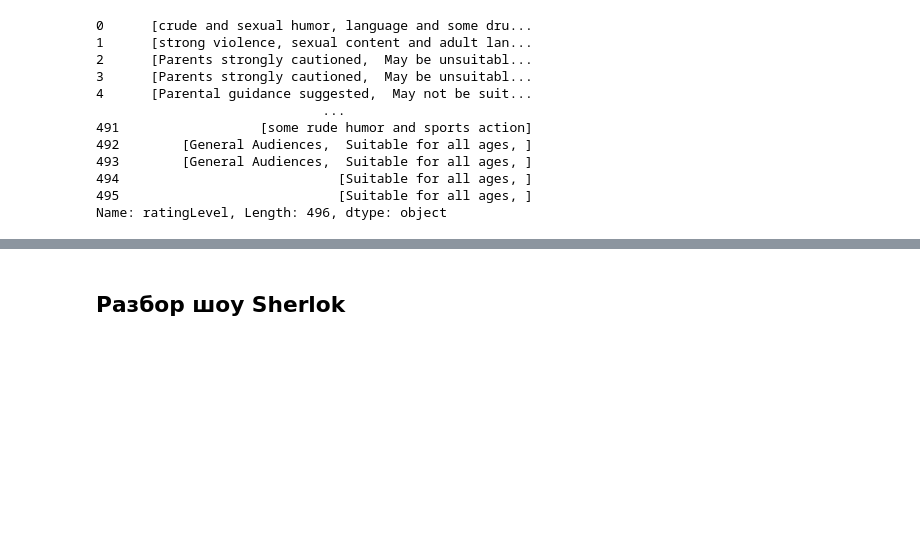
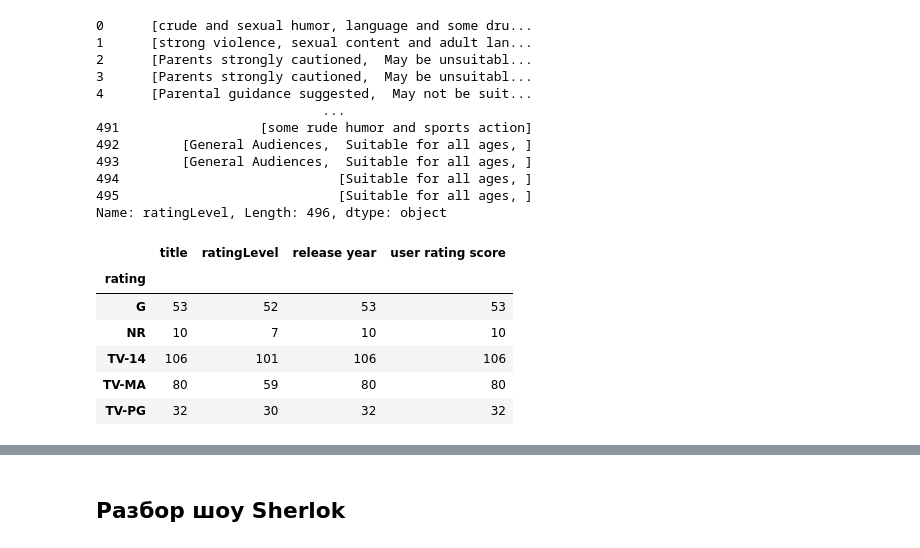
Before and after one commit to VorobyvEgor/Seminar_Sber, a Jupyter notebook: Projects/Егор_Воробьев_[Template]_Групповой_проект__Первичный_анализ_данных_.ipynb, the cells around one changed output, grey strips where cells are left out. Saved outputs shown, nothing was run; the diff lists cells and outputs as text; code cells hidden in the pictures; blank space fills up the shorter version.

```diff
--- a/Projects/Егор_Воробьев_[Template]_Групповой_проект__Первичный_анализ_данных_.ipynb
+++ b/Projects/Егор_Воробьев_[Template]_Групповой_проект__Первичный_анализ_данных_.ipynb
@@ -477,0 +480,10 @@ Name: ratingLevel, Length: 496, dtype: object
+# %%
+rating_count[rating_count['title'] != rating_count['ratingLevel']]
+# %% [output]
+|  | title | ratingLevel | release year | user rating score |
+| rating |  |  |  |  |
+| G | 53 | 52 | 53 | 53 |
+| NR | 10 | 7 | 10 | 10 |
+| TV-14 | 106 | 101 | 106 | 106 |
+| TV-MA | 80 | 59 | 80 | 80 |
+| TV-PG | 32 | 30 | 32 | 32 |
```
Also changed, not shown: parts of 3 cells of this notebook.
